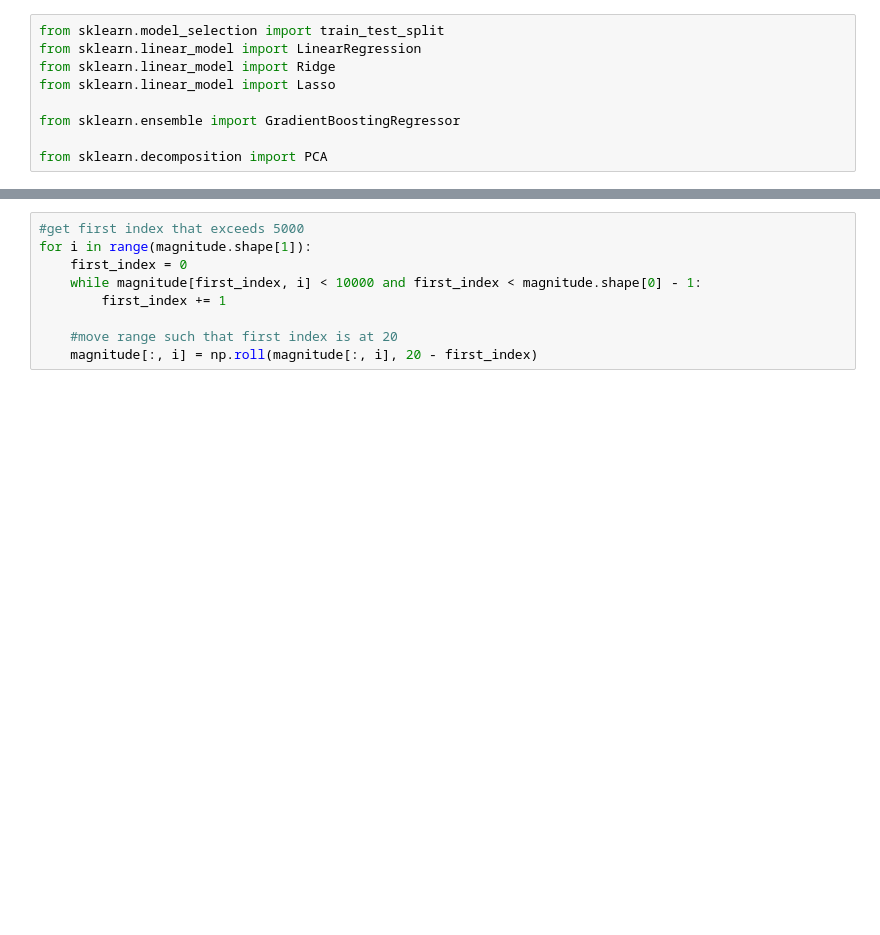
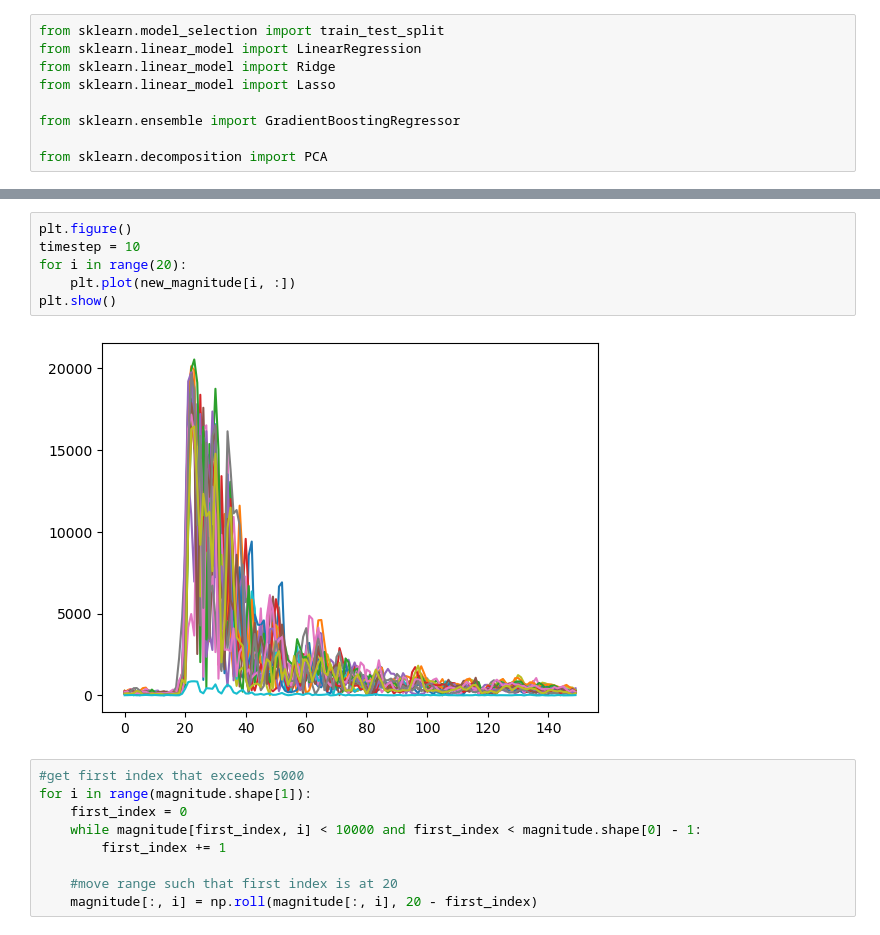
Before and after one commit to NathanMalta/UWB-Occupancy, a Jupyter notebook: bus_sensor_stats.ipynb, the cells around one changed output, grey strips where cells are left out. Saved outputs shown, nothing was run; the diff lists cells and outputs as text; blank space fills up the shorter version.

```diff
--- a/bus_sensor_stats.ipynb
+++ b/bus_sensor_stats.ipynb
@@ -338,3 +386,11 @@ y = np.digitize(y_num, quantiles)
+# %%
+plt.figure()
+timestep = 10
+for i in range(20):
+    plt.plot(new_magnitude[i, :])
+plt.show()
+# %% [output]
+[figure, added]
 # %%
 #get first index that exceeds 5000
 for i in range(magnitude.shape[1]):
```
Also changed, not shown: parts of 13 cells of this notebook, 1 other file.
